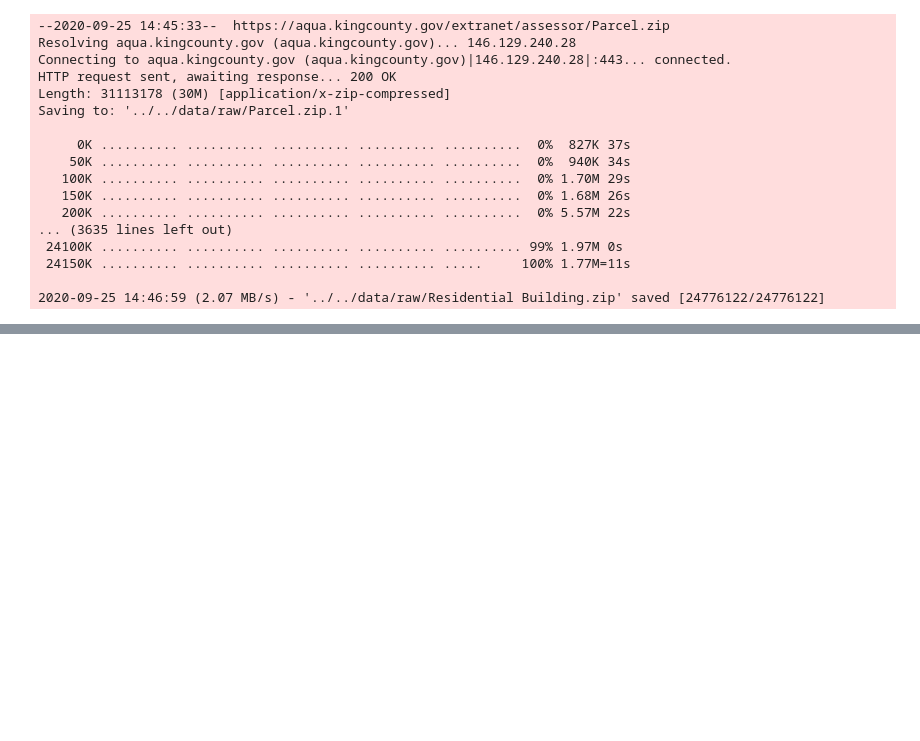
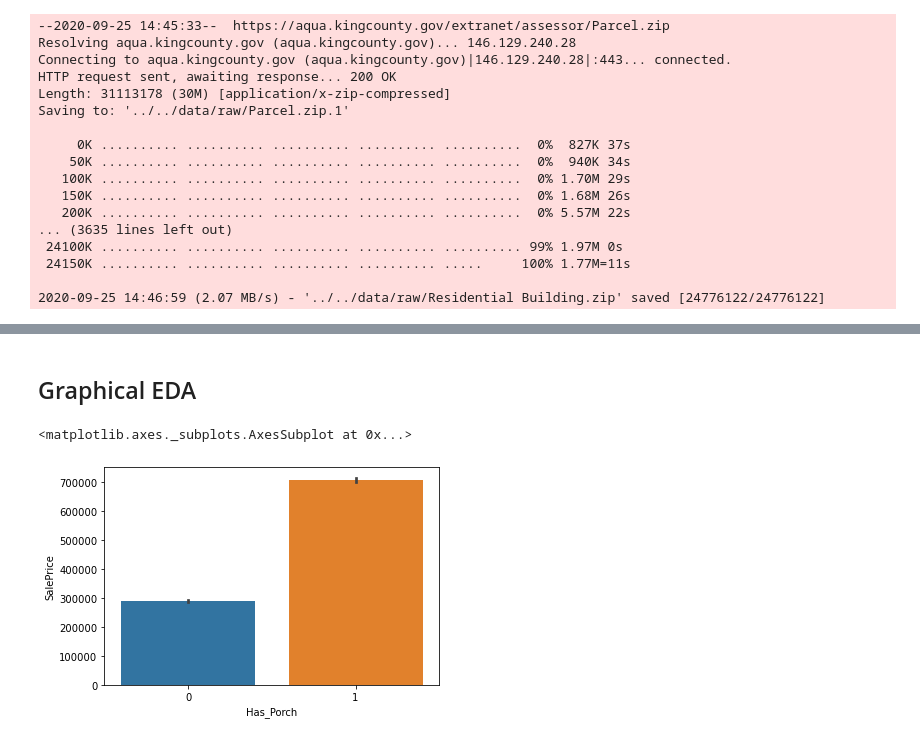
Before and after one commit to angelicacodes/phase_2_project_chicago-sf-seattle-ds-082420, a Jupyter notebook: notebooks/eda/Sindhu_EDA.ipynb, the cells around one changed output, grey strips where cells are left out. Cells and saved outputs as stored; diff of their text form; code cells hidden in the pictures; blank space fills up the shorter version.

```diff
--- a/notebooks/eda/Sindhu_EDA.ipynb
+++ b/notebooks/eda/Sindhu_EDA.ipynb
@@ -46,0 +83,4 @@ residential_building.head()
+# %%
+# Create a column Has_Porch
+residential_building['Has_Porch']= residential_building['SqFtOpenPorch'] + residential_building['SqFtEnclosedPorch']
+residential_building['Has_Porch'] = [1  if p>0 else 0 for p in residential_building['Has_Porch']]
@@ -46,0 +104,12 @@ residential_building.head()
+# %%
+# Join all the tables on Major, Minor
+# Have duplicate buildings sold at different dates. Need to only keep latest dates
+merged_tables = real_property_sales.merge(parcel).merge(residential_building).drop_duplicates()
+# Change dates to date time format
+merged_tables['DocumentDate'] = pd.to_datetime(merged_tables['DocumentDate'])
+# %%
+#Keeping only the most recent Sale_Price
+buildings_df = merged_tables.sort_values('DocumentDate').drop_duplicates(['Major', 'Minor'],keep='first')
+# %%
+df = buildings_df.sort_values('DocumentDate')
+df
@@ -46,0 +138,2 @@ residential_building.head()
+# %% [markdown]
+## Graphical EDA
@@ -46,0 +143,5 @@ residential_building.head()
+# %%
+sns.barplot(df['Has_Porch'], df['SalePrice']);
+# %% [output]
+<matplotlib.axes._subplots.AxesSubplot at 0x...>
+[figure, added]
```
Also changed, not shown: parts of 11 cells of this notebook, 2 other files.
